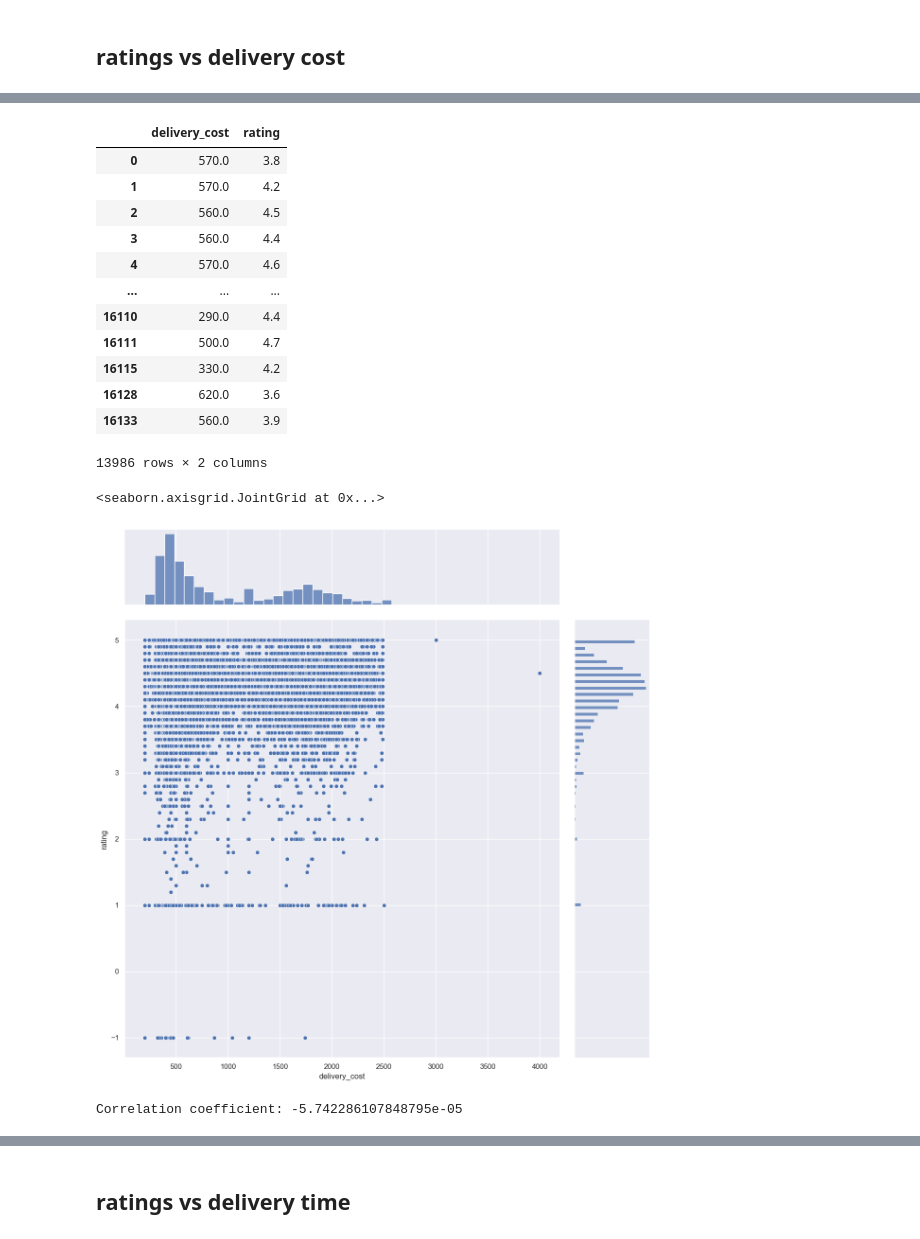
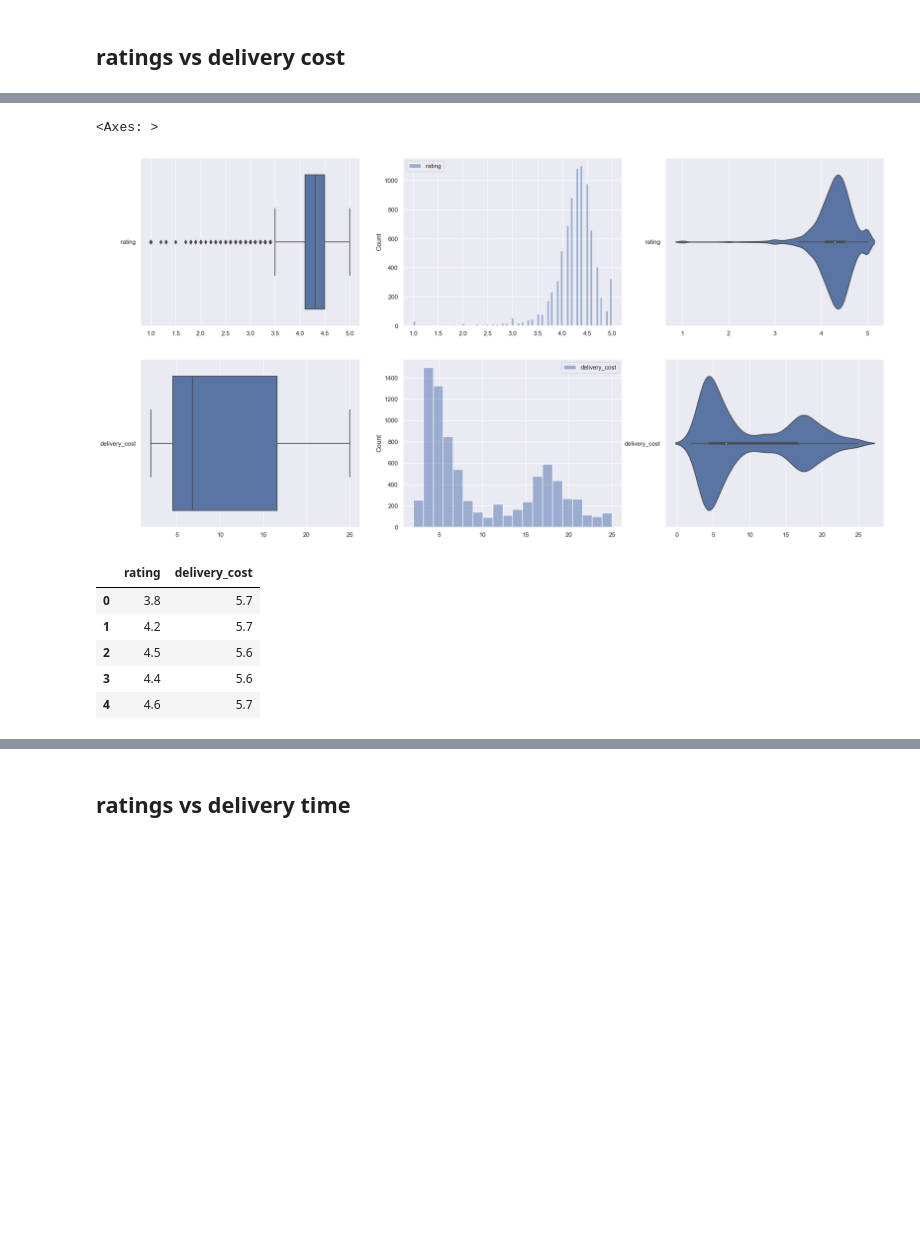
Before and after one commit to KCCHONG1997/ntu-grabsg-datasci-miniproject, a Jupyter notebook: Correlation Analysis.ipynb, the cells around one changed output, grey strips where cells are left out. Drawn from its saved outputs; the diff is of its cells as text; code cells hidden in the pictures; blank space fills up the shorter version.

```diff
--- a/Correlation Analysis.ipynb
+++ b/Correlation Analysis.ipynb
@@ -24,0 +38,6 @@ NameError: name 'pd' is not defined
+# %%
+# Drop rows with any null values
+data.dropna(inplace=True)
+
+# Display the first few rows of the DataFrame after removing null rows
+data.head()
@@ -29,35 +87,35 @@ NameError: name 'pd' is not defined
+# %%
+# Set up matplotlib figure with three subplots
+f, axes = plt.subplots(2, 3, figsize=(24, 12))
+
+# Plot the basic uni-variate figures for HP
+sb.boxplot(data = rating, orient = "h", ax = axes[0,0])
+sb.histplot(data = rating, ax = axes[0,1])
+sb.violinplot(data = rating, orient = "h", ax = axes[0,2])
+
+# Plot the basic uni-variate figures for Attack
+sb.boxplot(data = delivery_cost, orient = "h", ax = axes[1,0])
+sb.histplot(data = delivery_cost, ax = axes[1,1])
+sb.violinplot(data = delivery_cost, orient = "h", ax = axes[1,2])
+# %% [output]
+<Axes: >
+[figure, added]
 # %%
+# Create DataFrame for 'rating' column
 rating = pd.DataFrame(data['rating'])
-delivery_cost = pd.DataFrame(data['delivery_cost'])
 
-jointDF = pd.concat([delivery_cost, rating], axis = 1).reindex(delivery_cost.index)
-jointDF
+# Create DataFrame for 'delivery_cost' column and divide by 100
+delivery_cost = pd.DataFrame(data['delivery_cost'] / 100)
 
-jointDF.dropna(inplace=True)  #remove null rows
-cleaned_jointDF = jointDF.dropna()
-cleaned_jointDF
+# Combine the two DataFrames horizontally
+result = pd.concat([rating, delivery_cost], axis=1)
+
+# Display the resulting DataFrame
+result.head()
 # %% [output]
-|  | delivery_cost | rating |
-| 0 | 570.0 | 3.8 |
-| 1 | 570.0 | 4.2 |
-| 2 | 560.0 | 4.5 |
-| 3 | 560.0 | 4.4 |
-| 4 | 570.0 | 4.6 |
-| ... | ... | ... |
-| 16110 | 290.0 | 4.4 |
-| 16111 | 500.0 | 4.7 |
-| 16115 | 330.0 | 4.2 |
-| 16128 | 620.0 | 3.6 |
-| 16133 | 560.0 | 3.9 |
+|  | rating | delivery_cost |
+| 0 | 3.8 | 5.7 |
+| 1 | 4.2 | 5.7 |
+| 2 | 4.5 | 5.6 |
+| 3 | 4.4 | 5.6 |
+| 4 | 4.6 | 5.7 |
-13986 rows × 2 columns
-# %%
-sb.jointplot(data = cleaned_jointDF, x = "delivery_cost", y = "rating", height = 12)
-# %% [output]
-<seaborn.axisgrid.JointGrid at 0x...>
-[figure, removed]
-# %%
-# cleaned_jointDF.corr()
-correlation = cleaned_jointDF['rating'].corr(cleaned_jointDF['delivery_cost'])
-print("Correlation coefficient:", correlation)
-# %% [output]
-Correlation coefficient: -5.742286107848795e-05
```
Also changed, not shown: parts of 22 cells of this notebook.
